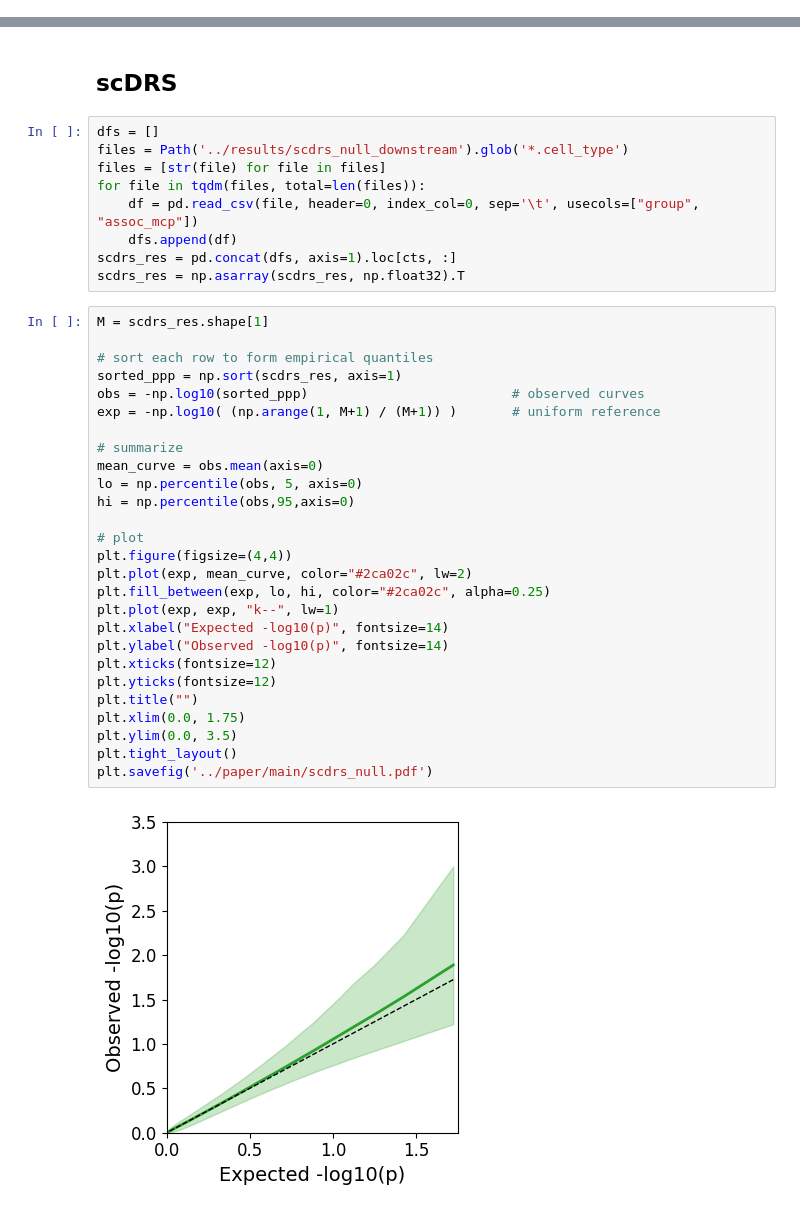
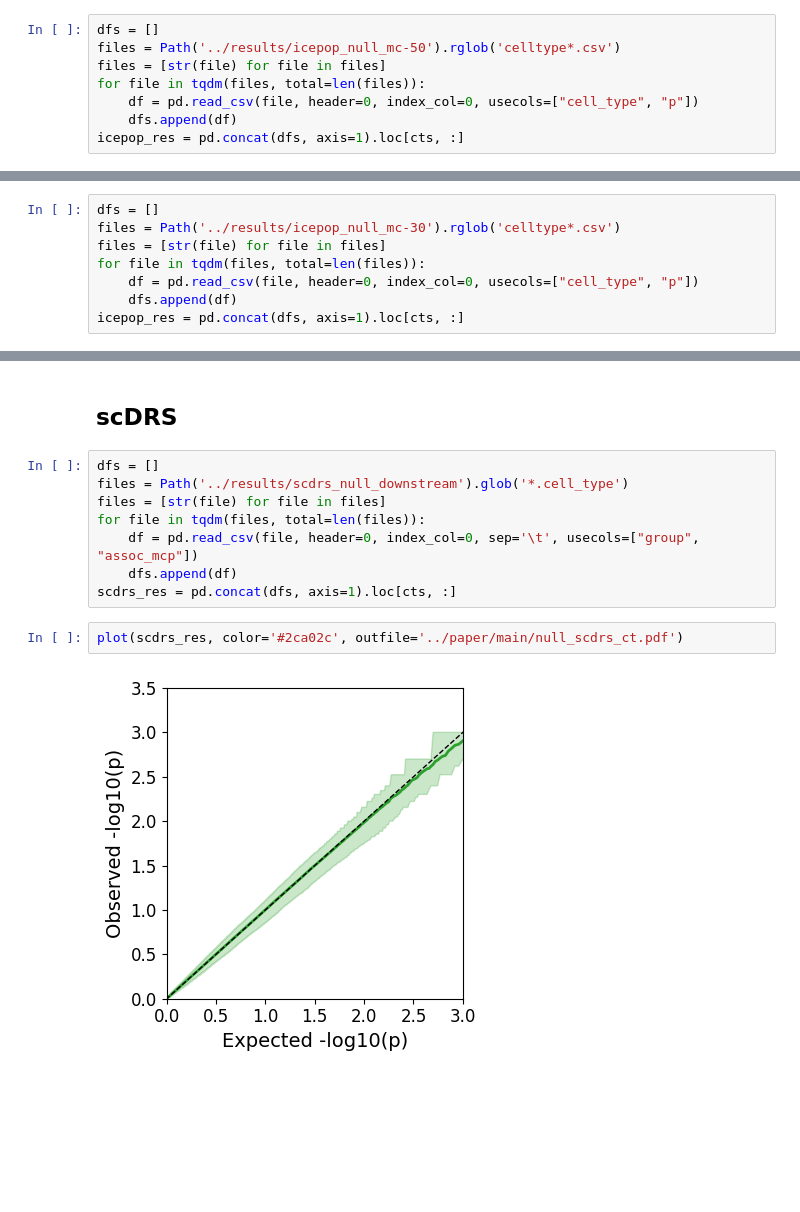
Before and after one commit to krishnanlab/icepop_analysis, a Jupyter notebook: notebook/null_sim.ipynb, the cells around one changed output, grey strips where cells are left out. Cells and saved outputs as stored; diff of their text form; blank space fills up the shorter version.

```diff
--- a/notebook/null_sim.ipynb
+++ b/notebook/null_sim.ipynb
@@ -57,0 +191,8 @@ plt.savefig('../paper/main/icepop_null.pdf')
+# %%
+dfs = []
+files = Path('../results/icepop_null_mc-50').rglob('celltype*.csv')
+files = [str(file) for file in files]
+for file in tqdm(files, total=len(files)):
+    df = pd.read_csv(file, header=0, index_col=0, usecols=["cell_type", "p"])
+    dfs.append(df)
+icepop_res = pd.concat(dfs, axis=1).loc[cts, :]
@@ -57,0 +209,8 @@ plt.savefig('../paper/main/icepop_null.pdf')
+# %%
+dfs = []
+files = Path('../results/icepop_null_mc-30').rglob('celltype*.csv')
+files = [str(file) for file in files]
+for file in tqdm(files, total=len(files)):
+    df = pd.read_csv(file, header=0, index_col=0, usecols=["cell_type", "p"])
+    dfs.append(df)
+icepop_res = pd.concat(dfs, axis=1).loc[cts, :]
@@ -105,33 +250,7 @@ for file in tqdm(files, total=len(files)):
     df = pd.read_csv(file, header=0, index_col=0, sep='\t', usecols=["group", "assoc_mcp"])
     dfs.append(df)
 scdrs_res = pd.concat(dfs, axis=1).loc[cts, :]
-scdrs_res = np.asarray(scdrs_res, np.float32).T
 # %%
-M = scdrs_res.shape[1]
-
-# sort each row to form empirical quantiles
-sorted_ppp = np.sort(scdrs_res, axis=1)
-obs = -np.log10(sorted_ppp)                          # observed curves
-exp = -np.log10( (np.arange(1, M+1) / (M+1)) )       # uniform reference
-
-# summarize
-mean_curve = obs.mean(axis=0)
-lo = np.percentile(obs, 5, axis=0)
-hi = np.percentile(obs,95,axis=0)
-
-# plot
-plt.figure(figsize=(4,4))
-plt.plot(exp, mean_curve, color="#2ca02c", lw=2)
-plt.fill_between(exp, lo, hi, color="#2ca02c", alpha=0.25)
-plt.plot(exp, exp, "k--", lw=1)
-plt.xlabel("Expected -log10(p)", fontsize=14)
-plt.ylabel("Observed -log10(p)", fontsize=14)
-plt.xticks(fontsize=12)
-plt.yticks(fontsize=12)
-plt.title("")
-plt.xlim(0.0, 1.75)
-plt.ylim(0.0, 3.5)
-plt.tight_layout()
-plt.savefig('../paper/main/scdrs_null.pdf')
+plot(scdrs_res, color='#2ca02c', outfile='../paper/main/null_scdrs_ct.pdf')
 # %% [output]
-[figure, old version]
+[figure, new version]
```
Also changed, not shown: parts of 30 cells of this notebook, 15 other files.
